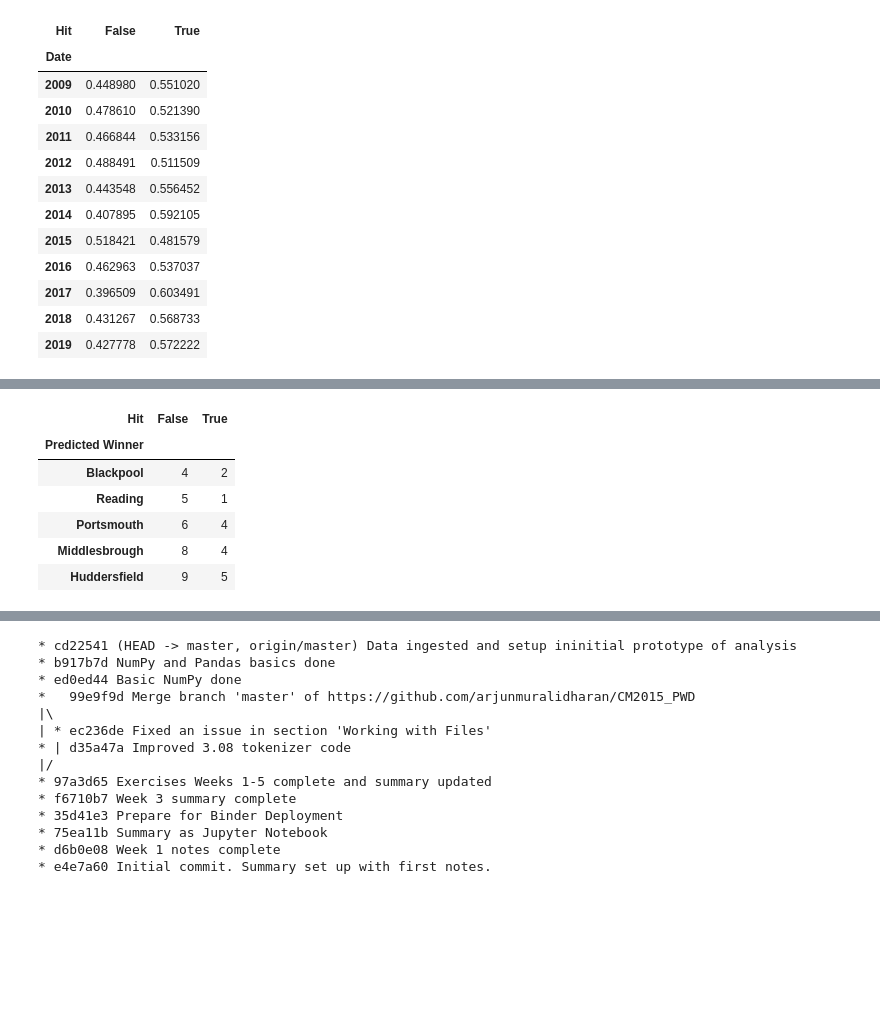
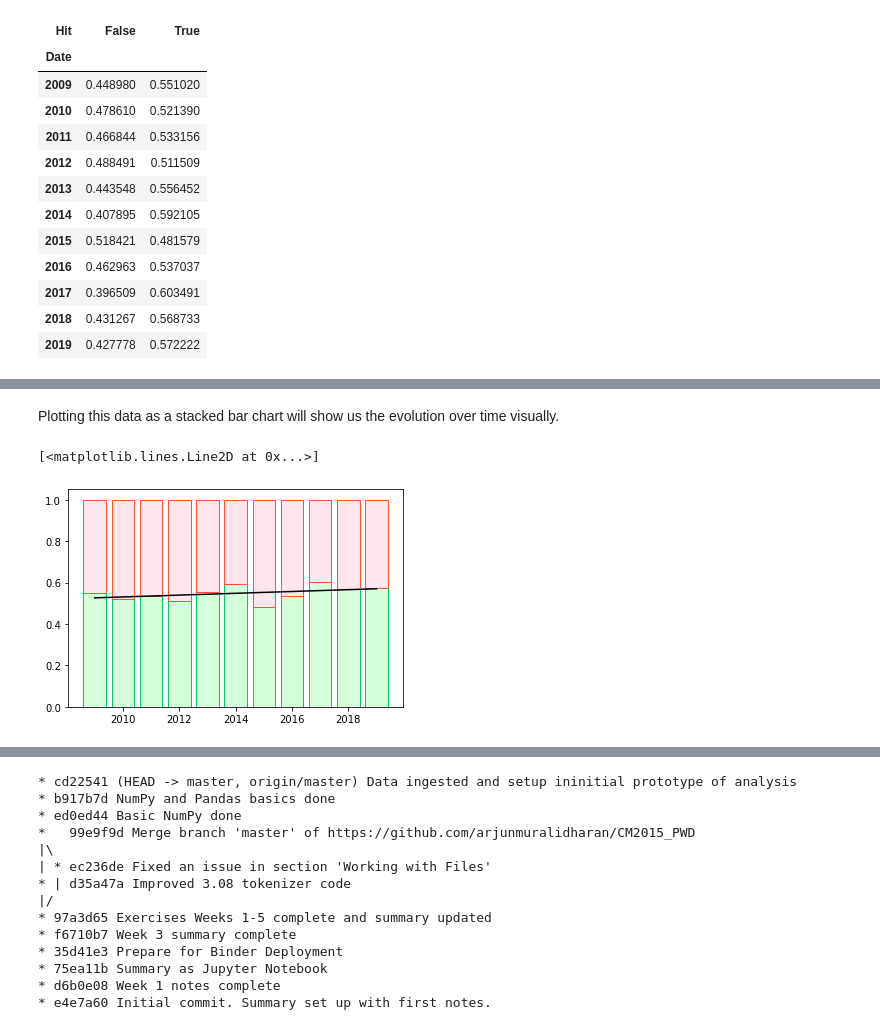
Before and after one commit to arjunmuralidharan/CM2015_PWD, a Jupyter notebook: midterm/midterm.ipynb, the cells around one changed output, grey strips where cells are left out. Drawn from its saved outputs; the diff is of its cells as text; code cells hidden in the pictures; blank space fills up the shorter version.

```diff
--- a/midterm/midterm.ipynb
+++ b/midterm/midterm.ipynb
@@ -261,11 +237,20 @@ team_hits.round(2)
-# %%
-team_hits.sort_values(by=[False], inplace=True, ascending=True)
-team_hits.round(2).head()
-# %% [output]
-| Hit | False | True |
-| Predicted Winner |  |  |
-| Blackpool | 4 | 2 |
-| Reading | 5 | 1 |
-| Portsmouth | 6 | 4 |
-| Middlesbrough | 8 | 4 |
-| Huddersfield | 9 | 5 |
+# %% [markdown]
+Plotting this data as a stacked bar chart will show us the evolution over time visually.
+# %%
+import numpy as np
+
+# Get the data for plotting
+years = yearly_hits.index.values
+hitData = yearly_hits[True].values
+missData = yearly_hits[False].values
+
+# Plot the bar chart
+plt.bar(years, hitData, color='#d6fedb', edgecolor='#03c96d')
+plt.bar(years, missData, bottom=hitData, color='#ffe5ed', edgecolor='#ff5433')
+
+# Create and plot a regression line
+m,b = np.polyfit(years, hitData, 1)
+plt.plot(years, m*years + b, color='black')
+# %% [output]
+[<matplotlib.lines.Line2D at 0x...>]
+[figure, added]
```
Also changed, not shown: parts of 7 cells of this notebook.
